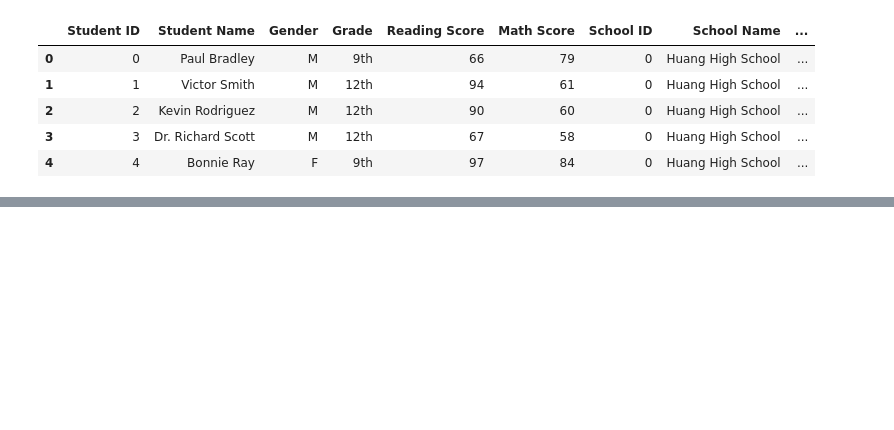
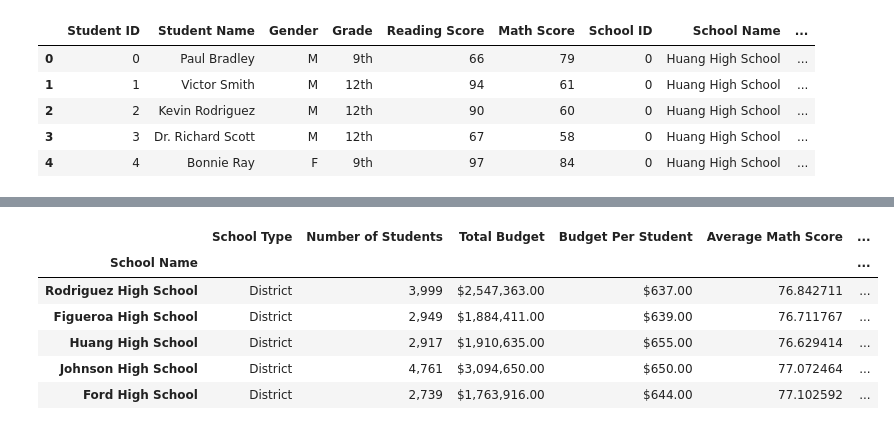
Before and after one commit to dpkeyes/Student-Grades-Analysis-Python, a Jupyter notebook: PyCitySchools.ipynb, the cells around one changed output, grey strips where cells are left out. Saved outputs shown, nothing was run; the diff lists cells and outputs as text; code cells hidden in the pictures; blank space fills up the shorter version.

```diff
--- a/PyCitySchools.ipynb
+++ b/PyCitySchools.ipynb
@@ -232,0 +237,12 @@ school_summary_df
+# %%
+# Create dataframe of bottom 5 schools based on overall passing rate
+bottom5_df=school_summary_df.nsmallest(5, ['% Overall Passing Rate'])
+bottom5_df.set_index('School Name')
+# %% [output]
+|  | School Type | Number of Students | Total Budget | Budget Per Student | Average Math Score | ... |
+| School Name |  |  |  |  |  | ... |
+| Rodriguez High School | District | 3,999 | $2,547,363.00 | $637.00 | 76.842711 | ... |
+| Figueroa High School | District | 2,949 | $1,884,411.00 | $639.00 | 76.711767 | ... |
+| Huang High School | District | 2,917 | $1,910,635.00 | $655.00 | 76.629414 | ... |
+| Johnson High School | District | 4,761 | $3,094,650.00 | $650.00 | 77.072464 | ... |
+| Ford High School | District | 2,739 | $1,763,916.00 | $644.00 | 77.102592 | ... |
```
Also changed, not shown: parts of 4 cells of this notebook.
